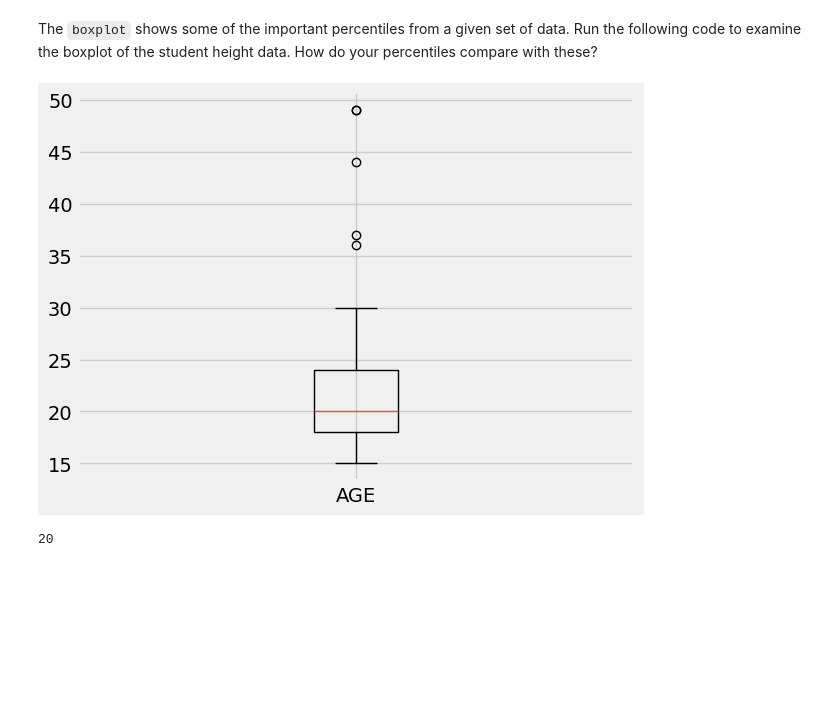
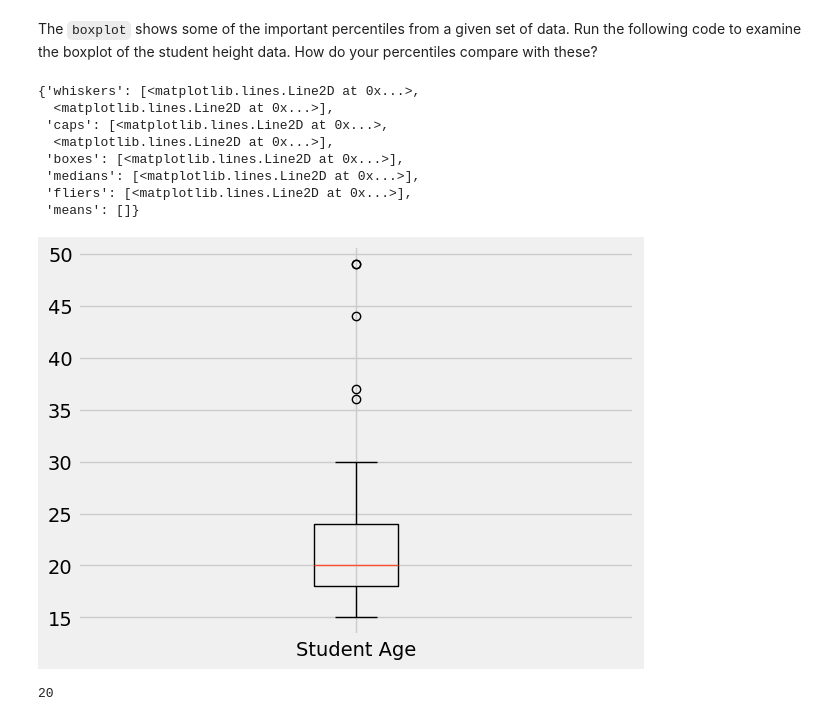
Before and after one commit to SRJC-Data-Science/materials-sp22, a Jupyter notebook: SRJC/lecture_note/lecture_23_24/confidence_intervals-pw.ipynb, the cells around one changed output. Drawn from its saved outputs; the diff is of its cells as text; code cells hidden in the pictures; blank space fills up the shorter version.

```diff
--- a/SRJC/lecture_note/lecture_23_24/confidence_intervals-pw.ipynb
+++ b/SRJC/lecture_note/lecture_23_24/confidence_intervals-pw.ipynb
@@ -137,9 +137,18 @@ The `boxplot` shows some of the important percentiles from a given set of data.
 # %%
 # boxplot() captures the max and min boundary, outliners,
 #   25th, 50th and 75th percentiles and the middle 50% of the data
-students.select('AGE').boxplot()
+age_array = students.column('AGE')
+plots.boxplot(age_array, tick_labels=['Student Age'])
 # %% [output]
+{'whiskers': [<matplotlib.lines.Line2D at 0x...>,
+  <matplotlib.lines.Line2D at 0x...>],
+ 'caps': [<matplotlib.lines.Line2D at 0x...>,
+  <matplotlib.lines.Line2D at 0x...>],
+ 'boxes': [<matplotlib.lines.Line2D at 0x...>],
+ 'medians': [<matplotlib.lines.Line2D at 0x...>],
+ 'fliers': [<matplotlib.lines.Line2D at 0x...>],
+ 'means': []}
-[figure, old version]
+[figure, new version]
 # %%
 percentile(50, students.column("AGE"))
 # %% [output]
```
Also changed, not shown: parts of 33 cells of this notebook.
